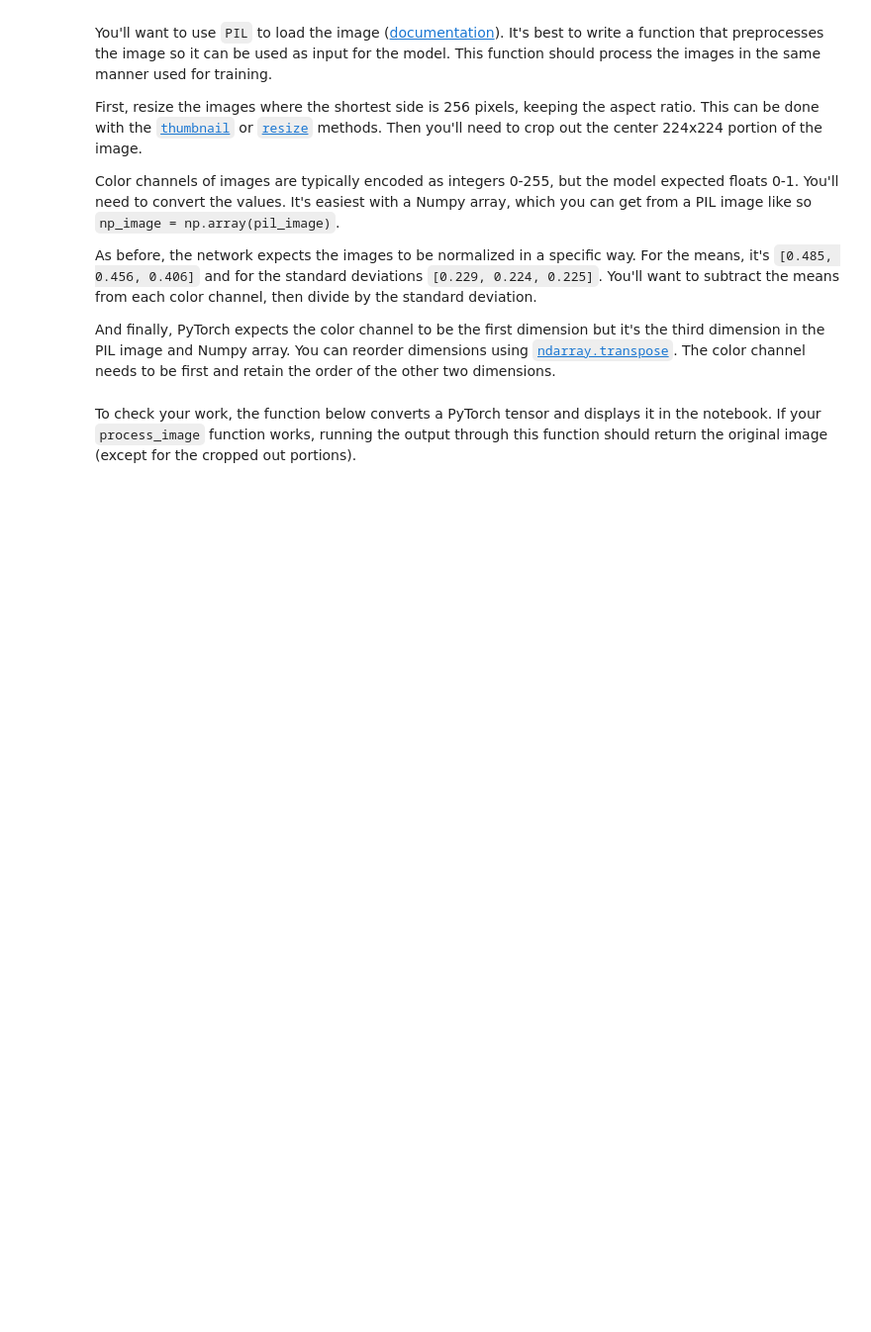
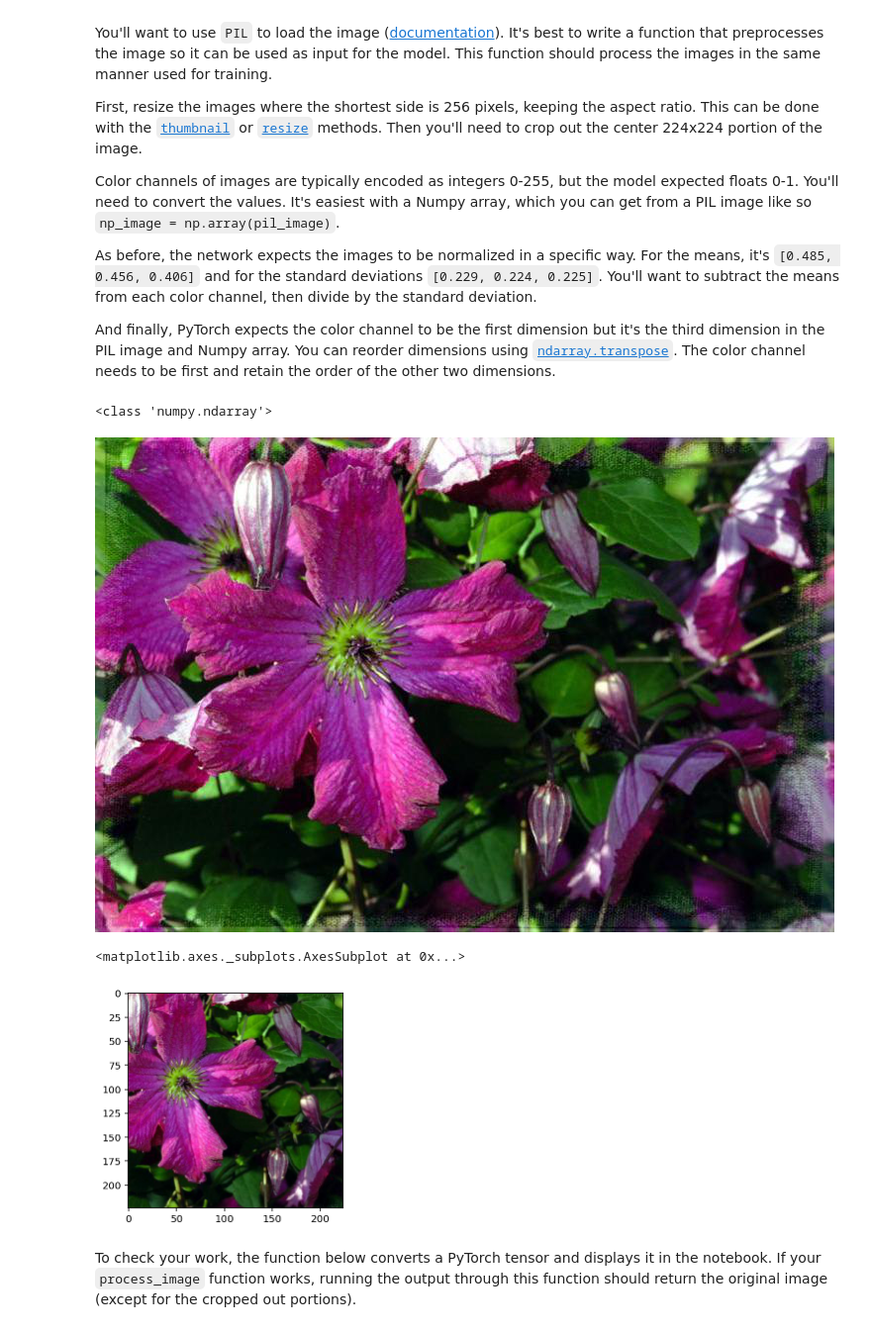
Before and after one commit to to-n/aipnd-project, a Jupyter notebook: Image Classifier Project.ipynb, the cells around one changed output. Shown at 99% size. Saved outputs shown, nothing was run; the diff lists cells and outputs as text; code cells hidden in the pictures; blank space fills up the shorter version.

```diff
--- a/Image Classifier Project.ipynb
+++ b/Image Classifier Project.ipynb
@@ -390,13 +399,19 @@ def process_image(image):
 
     # Transpose
     np_image = np_image.transpose(2, 0, 1)
-
-    return torch.tensor(np_image)
+    return np_image
 # %%
-im = Image.open('flowers/train/102/image_08007.jpg')
+#im = Image.open('flowers/train/102/image_08007.jpg')
+im = Image.open('flowers/test/82/image_01609.jpg')
+#im = Image.open('flowers/test/82/image_01686.jpg')
 new_im = process_image(im)
 display(im)
-imshow(new_im)
+imshow(torch.tensor(new_im))
+# %% [output]
+<class 'numpy.ndarray'>
+[figure, added]
+<matplotlib.axes._subplots.AxesSubplot at 0x...>
+[figure, added]
 # %% [markdown]
 To check your work, the function below converts a PyTorch tensor and displays it in the notebook. If your `process_image` function works, running the output through this function should return the original image (except for the cropped out portions).
 # %%
```
Also changed, not shown: parts of 9 cells of this notebook.
